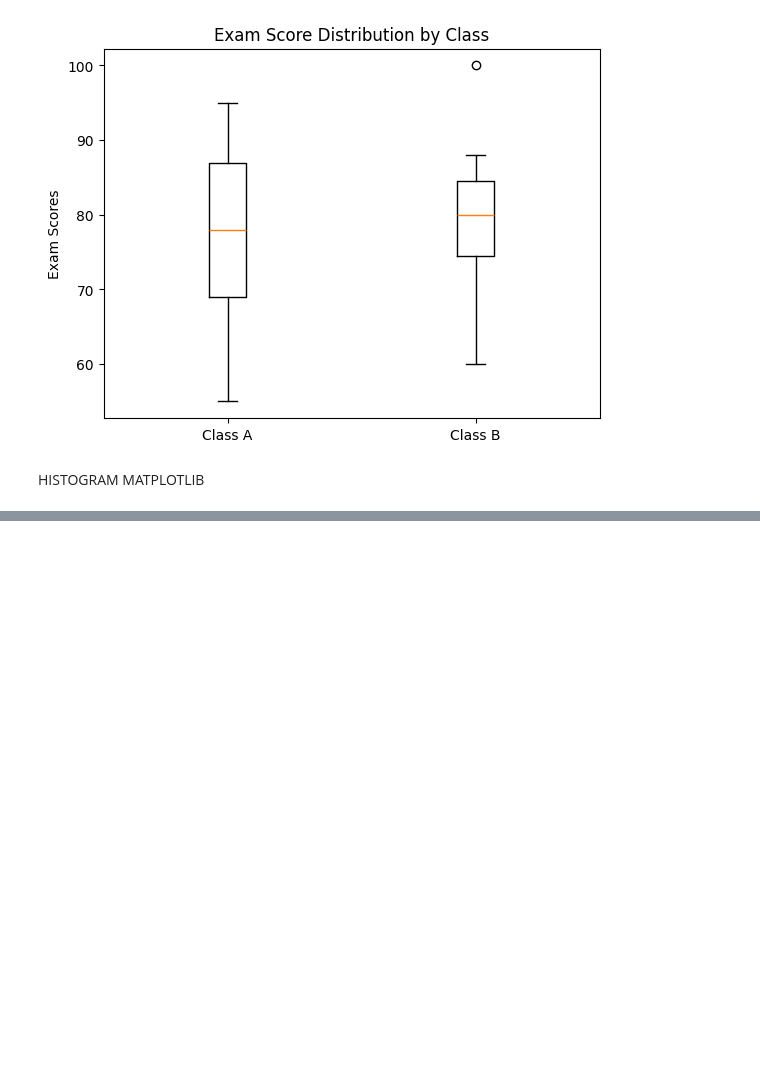
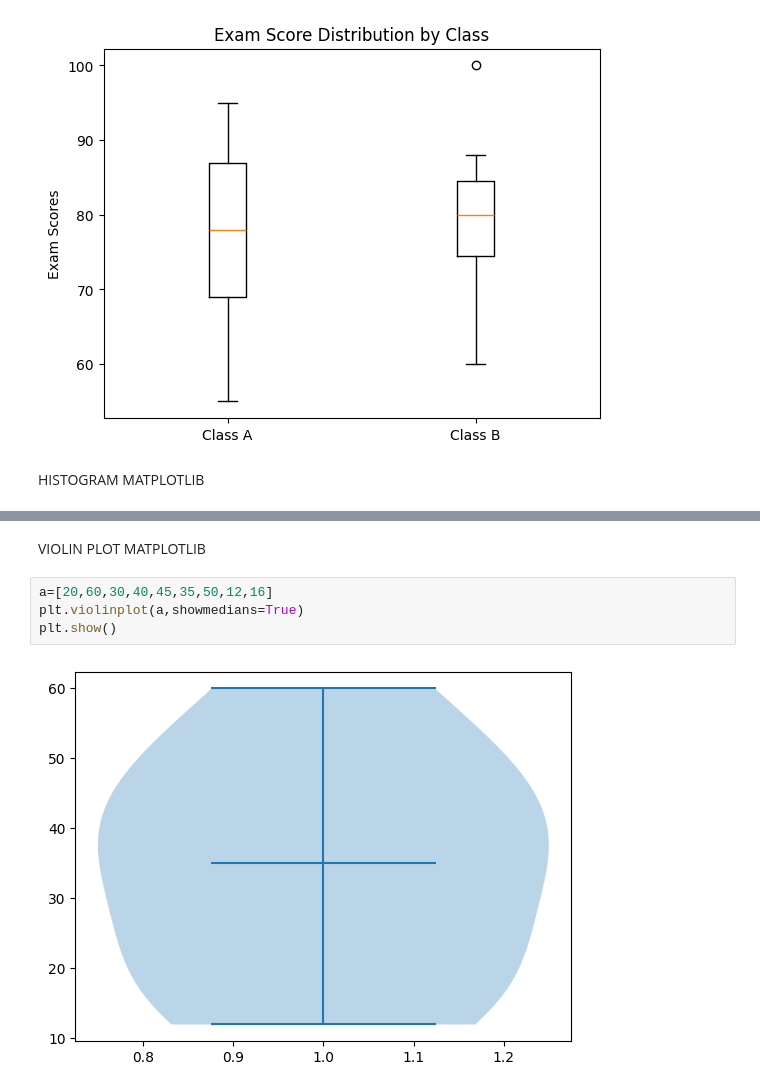
Before and after one commit to Amandeep006/QSPIDER-, a Jupyter notebook: Python/MatPlt.ipynb, the cells around one changed output, grey strips where cells are left out. Cells and saved outputs as stored; diff of their text form; blank space fills up the shorter version.

```diff
--- a/Python/MatPlt.ipynb
+++ b/Python/MatPlt.ipynb
@@ -82,0 +85,8 @@ plt.show()
+# %% [markdown]
+VIOLIN PLOT MATPLOTLIB
+# %%
+a=[20,60,30,40,45,35,50,12,16]
+plt.violinplot(a,showmedians=True)
+plt.show()
+# %% [output]
+[figure, added]
```
Also changed, not shown: parts of 12 cells of this notebook, 8 other files.
